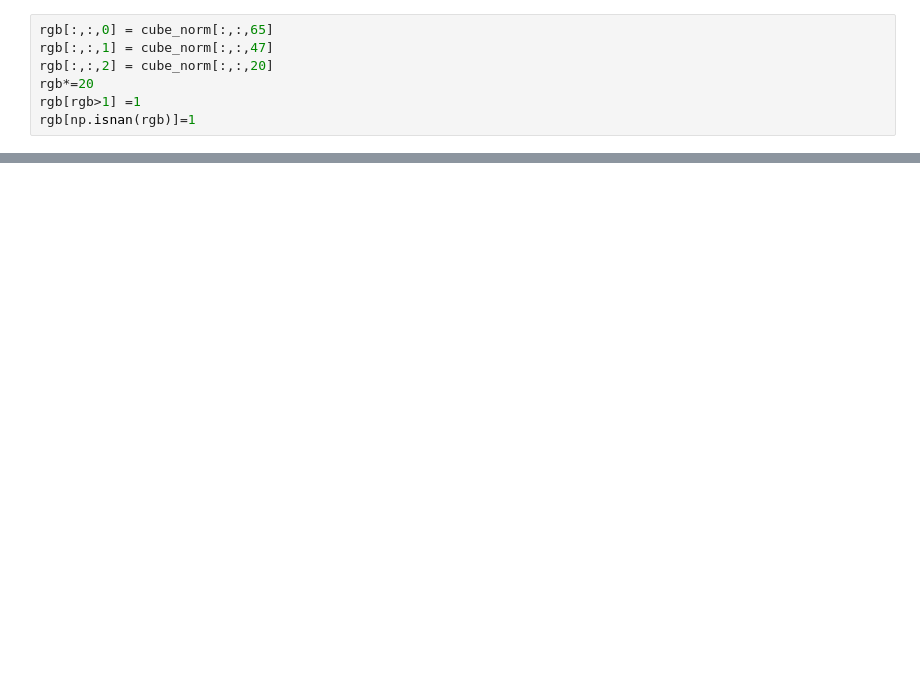
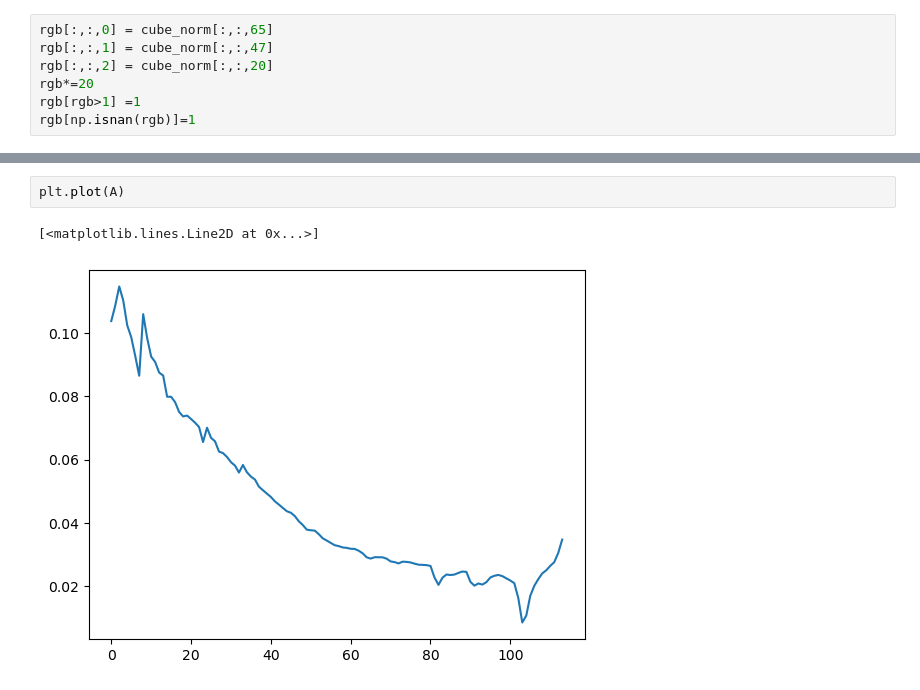
Before and after one commit to NTNU-SmallSat-Lab/MACHI, a Jupyter notebook: demo.ipynb, the cells around one changed output, grey strips where cells are left out. Cells and saved outputs as stored; diff of their text form; blank space fills up the shorter version.

```diff
--- a/demo.ipynb
+++ b/demo.ipynb
@@ -55,0 +109,5 @@ plt.imshow(np.rot90(rgb), aspect=0.3)
+# %%
+plt.plot(A)
+# %% [output]
+[<matplotlib.lines.Line2D at 0x...>]
+[figure, added]
```
Also changed, not shown: parts of 19 cells of this notebook.
